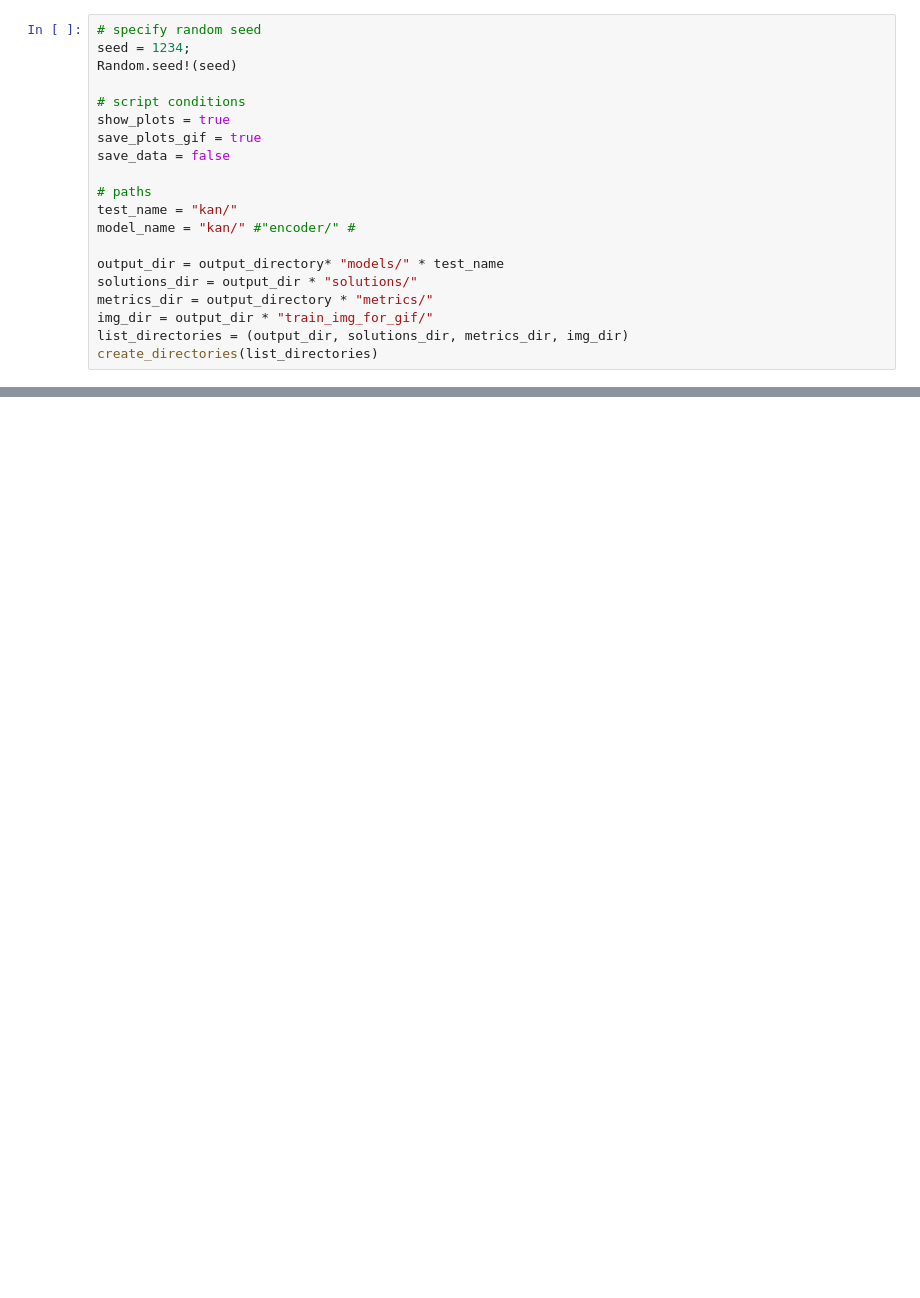
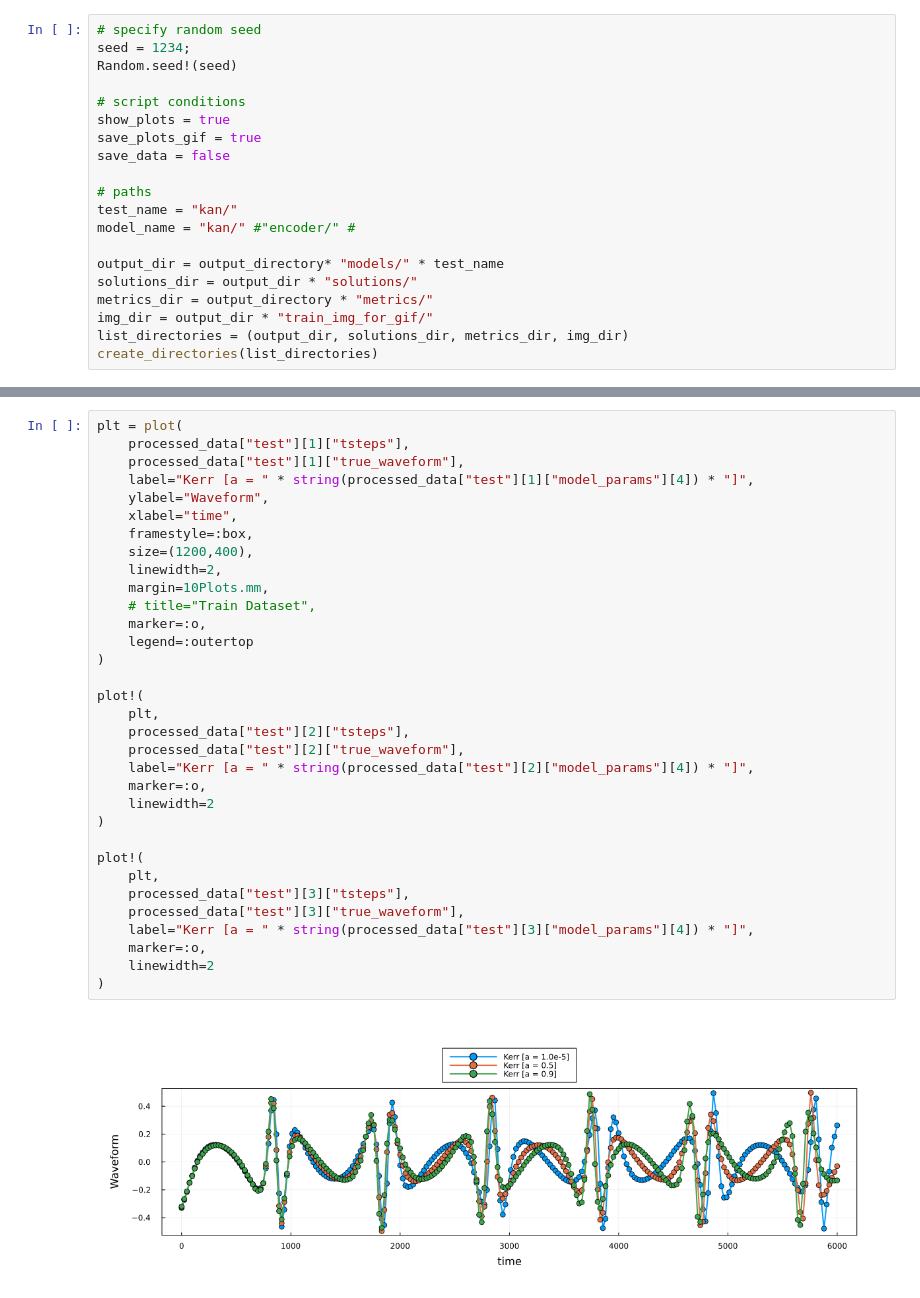
Before and after one commit to rubenbalbastre/pinn-gravitational-waves, a Jupyter notebook: src/processing/experiments/kerr/case_1/EMR_kerr_vs_schwarzschild.ipynb, the cells around one changed output, grey strips where cells are left out. Cells and saved outputs as stored; diff of their text form; blank space fills up the shorter version.

```diff
--- a/src/processing/experiments/kerr/case_1/EMR_kerr_vs_schwarzschild.ipynb
+++ b/src/processing/experiments/kerr/case_1/EMR_kerr_vs_schwarzschild.ipynb
@@ -124,0 +142,35 @@ plot!(
+# %%
+plt = plot(
+    processed_data["test"][1]["tsteps"],
+    processed_data["test"][1]["true_waveform"],
+    label="Kerr [a = " * string(processed_data["test"][1]["model_params"][4]) * "]",
+    ylabel="Waveform",
+    xlabel="time",
+    framestyle=:box,
+    size=(1200,400),
+    linewidth=2,
+    margin=10Plots.mm,
+    # title="Train Dataset",
+    marker=:o,
+    legend=:outertop
+)
+
+plot!(
+    plt,
+    processed_data["test"][2]["tsteps"],
+    processed_data["test"][2]["true_waveform"],
+    label="Kerr [a = " * string(processed_data["test"][2]["model_params"][4]) * "]",
+    marker=:o,
+    linewidth=2
+)
+
+plot!(
+    plt,
+    processed_data["test"][3]["tsteps"],
+    processed_data["test"][3]["true_waveform"],
+    label="Kerr [a = " * string(processed_data["test"][3]["model_params"][4]) * "]",
+    marker=:o,
+    linewidth=2
+)
+# %% [output]
+[figure, added]
```
Also changed, not shown: parts of 8 cells of this notebook.
